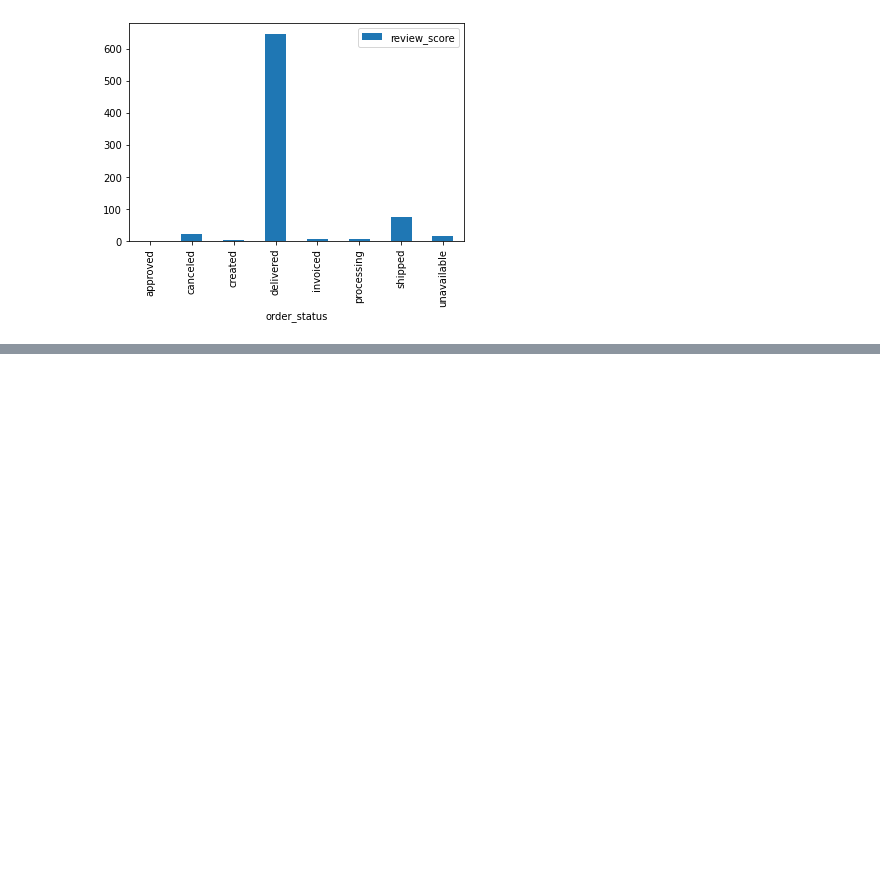
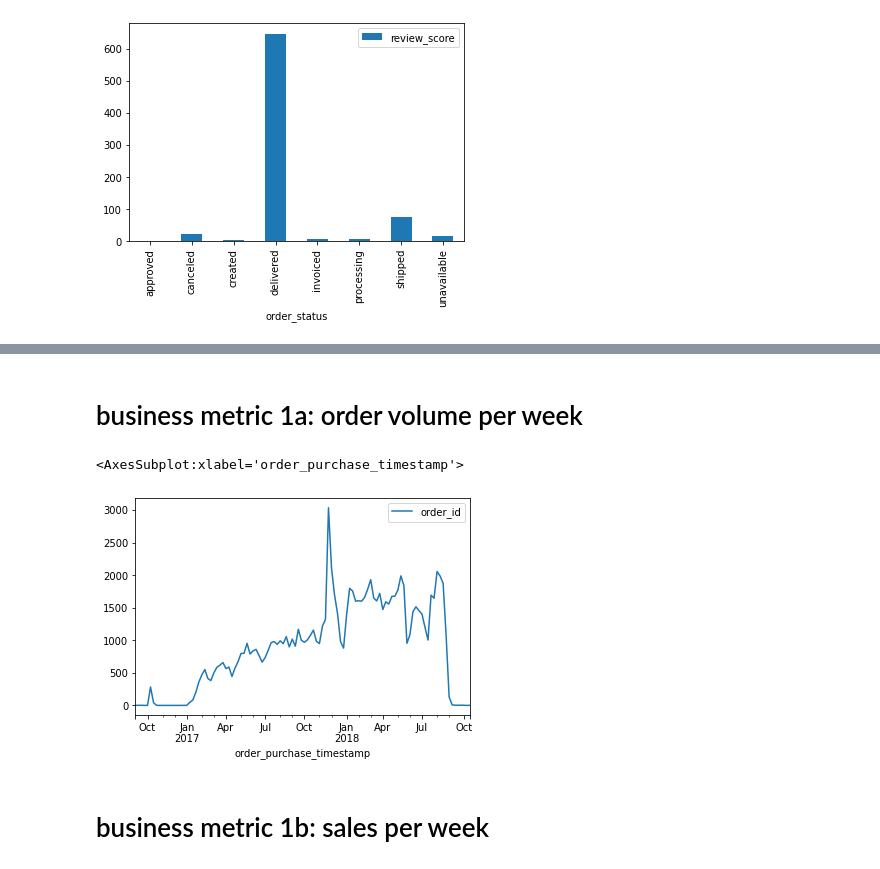
Before and after one commit to 1985shree/olist, a Jupyter notebook: notebooks/note3_business_metrics.ipynb, the cells around one changed output, grey strips where cells are left out. Drawn from its saved outputs; the diff is of its cells as text; code cells hidden in the pictures; blank space fills up the shorter version.

Commit message:
major business metrics explored

```diff
--- a/notebooks/note3_business_metrics.ipynb
+++ b/notebooks/note3_business_metrics.ipynb
@@ -173,0 +147,10 @@ Name: review_id, Length: 98495, dtype: int64
+# %% [markdown]
+# business metric 1a: order volume per week
+# %%
+data[['order_purchase_timestamp', 'order_id']].set_index('order_purchase_timestamp')\
+.resample('W').count().plot()
+# %% [output]
+<AxesSubplot:xlabel='order_purchase_timestamp'>
+[figure, added]
+# %% [markdown]
+# business metric 1b: sales per week
```
Also changed, not shown: parts of 26 cells of this notebook.
